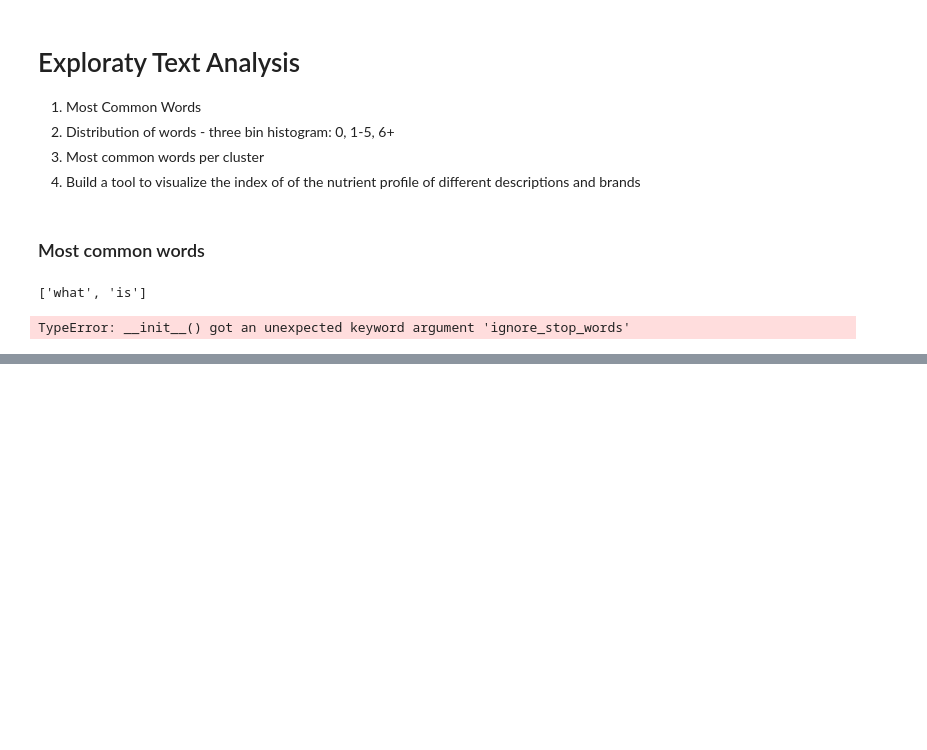
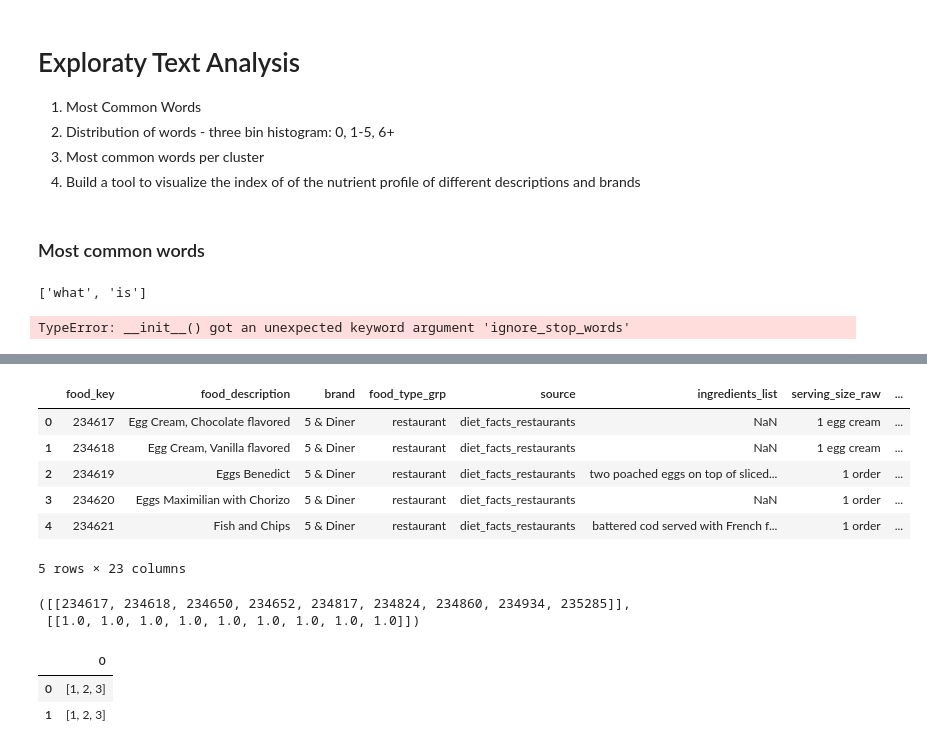
Before and after one commit to jamesdvance/meal_maker, a Jupyter notebook: exploratory/Exploratory Text Analysis.ipynb, the cells around one changed output, grey strips where cells are left out. Saved outputs shown, nothing was run; the diff lists cells and outputs as text; code cells hidden in the pictures; blank space fills up the shorter version.

```diff
--- a/exploratory/Exploratory Text Analysis.ipynb
+++ b/exploratory/Exploratory Text Analysis.ipynb
@@ -72,0 +56,10 @@ TypeError: __init__() got an unexpected keyword argument 'ignore_stop_words'
+# %%
+df.head()
+# %% [output]
+|  | food_key | food_description | brand | food_type_grp | source | ingredients_list | serving_size_raw | ... |
+| 0 | 234617 | Egg Cream, Chocolate flavored | 5 & Diner | restaurant | diet_facts_restaurants | NaN | 1 egg cream | ... |
+| 1 | 234618 | Egg Cream, Vanilla flavored | 5 & Diner | restaurant | diet_facts_restaurants | NaN | 1 egg cream | ... |
+| 2 | 234619 | Eggs Benedict | 5 & Diner | restaurant | diet_facts_restaurants | two poached eggs on top of sliced... | 1 order | ... |
+| 3 | 234620 | Eggs Maximilian with Chorizo | 5 & Diner | restaurant | diet_facts_restaurants | NaN | 1 order | ... |
+| 4 | 234621 | Fish and Chips | 5 & Diner | restaurant | diet_facts_restaurants | battered cod served with French f... | 1 order | ... |
+5 rows × 23 columns
@@ -72,0 +68,11 @@ TypeError: __init__() got an unexpected keyword argument 'ignore_stop_words'
+# %%
+[value[1]], [list(np.ones(len(value[1])))]
+# %% [output]
+([[234617, 234618, 234650, 234652, 234817, 234824, 234860, 234934, 235285]],
+ [[1.0, 1.0, 1.0, 1.0, 1.0, 1.0, 1.0, 1.0, 1.0]])
+# %%
+pd.DataFrame([[[1,2,3]], [[1,2,3]]])
+# %% [output]
+|  | 0 |
+| 0 | [1, 2, 3] |
+| 1 | [1, 2, 3] |
```
Also changed, not shown: parts of 10 cells of this notebook, 2 other files.
